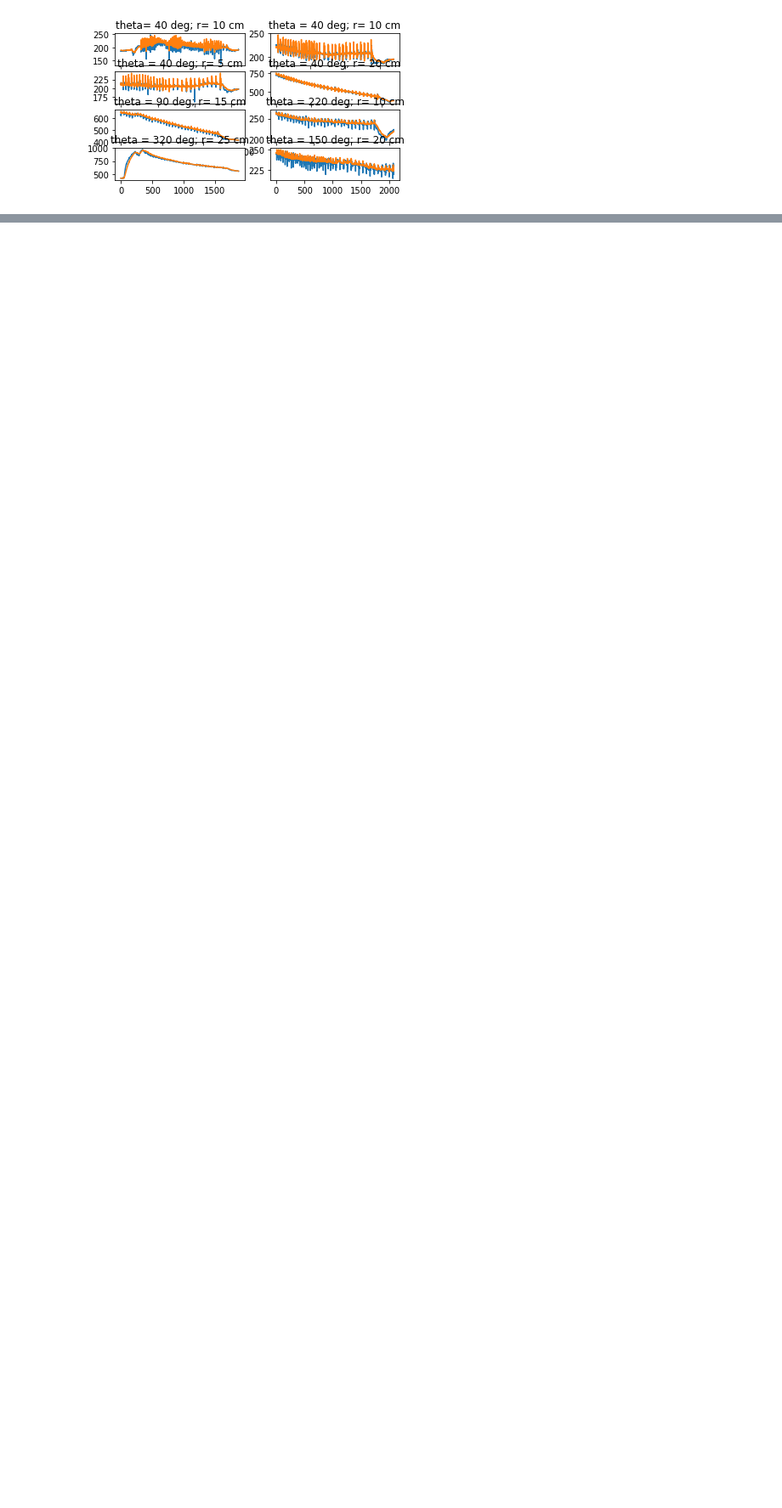
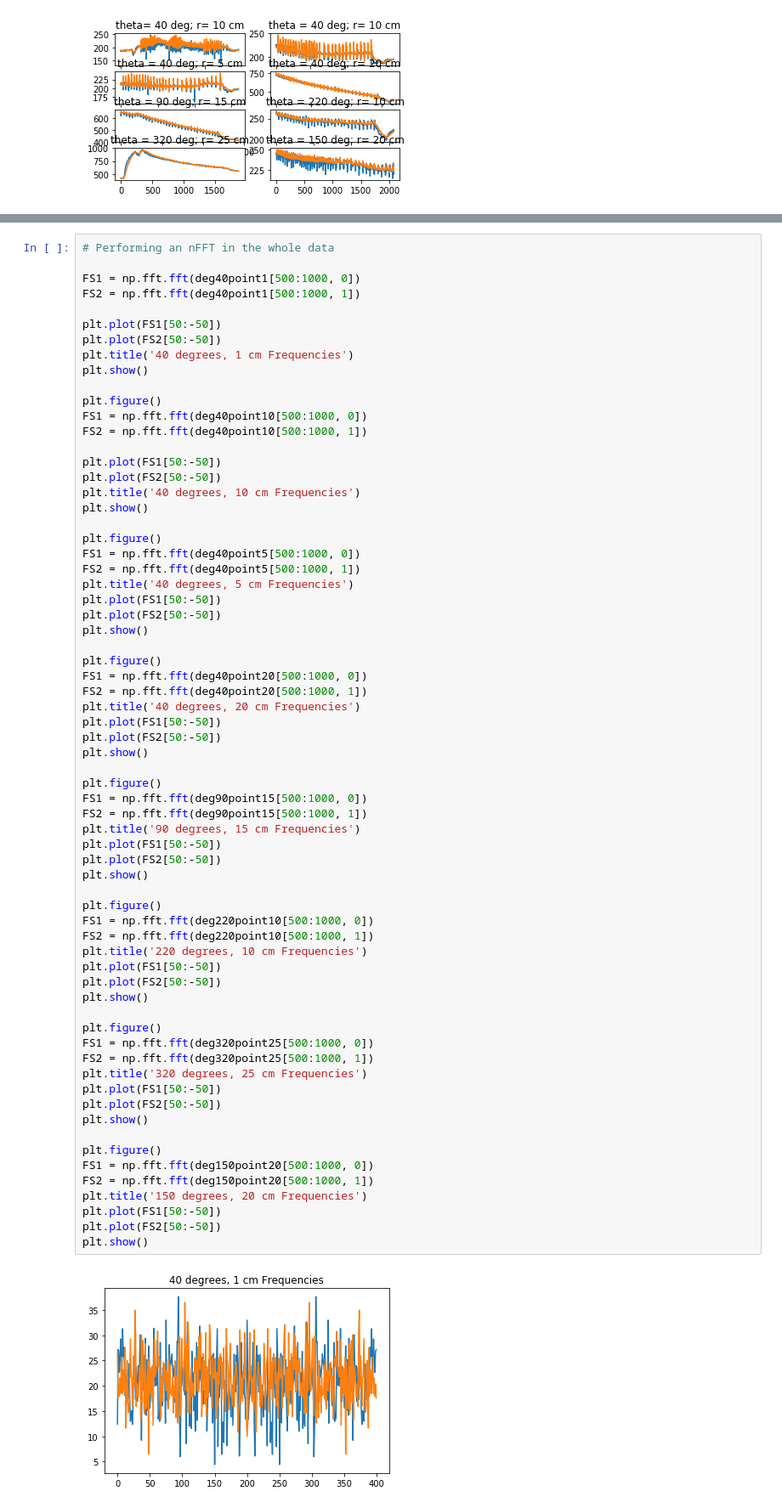
Before and after one commit to sarahaguasvivas/source_local_2.0, a Jupyter notebook: SourceLocal.ipynb, the cells around one changed output, grey strips where cells are left out. Shown at 85% size. Cells and saved outputs as stored; diff of their text form; blank space fills up the shorter version.

```diff
--- a/SourceLocal.ipynb
+++ b/SourceLocal.ipynb
@@ -97,0 +174,69 @@ plt.show()
+# %%
+# Performing an nFFT in the whole data
+
+FS1 = np.fft.fft(deg40point1[500:1000, 0])
+FS2 = np.fft.fft(deg40point1[500:1000, 1])
+
+plt.plot(FS1[50:-50])
+plt.plot(FS2[50:-50])
+plt.title('40 degrees, 1 cm Frequencies')
+plt.show()
+
+plt.figure()
+FS1 = np.fft.fft(deg40point10[500:1000, 0])
+FS2 = np.fft.fft(deg40point10[500:1000, 1])
+
+plt.plot(FS1[50:-50])
+plt.plot(FS2[50:-50])
+plt.title('40 degrees, 10 cm Frequencies')
+plt.show()
+
+plt.figure()
+FS1 = np.fft.fft(deg40point5[500:1000, 0])
+FS2 = np.fft.fft(deg40point5[500:1000, 1])
+plt.title('40 degrees, 5 cm Frequencies')
+plt.plot(FS1[50:-50])
+plt.plot(FS2[50:-50])
+plt.show()
+
+plt.figure()
+FS1 = np.fft.fft(deg40point20[500:1000, 0])
+FS2 = np.fft.fft(deg40point20[500:1000, 1])
+plt.title('40 degrees, 20 cm Frequencies')
+plt.plot(FS1[50:-50])
+plt.plot(FS2[50:-50])
+plt.show()
+
+plt.figure()
+FS1 = np.fft.fft(deg90point15[500:1000, 0])
+FS2 = np.fft.fft(deg90point15[500:1000, 1])
+plt.title('90 degrees, 15 cm Frequencies')
+plt.plot(FS1[50:-50])
+plt.plot(FS2[50:-50])
+plt.show()
+
+plt.figure()
+FS1 = np.fft.fft(deg220point10[500:1000, 0])
+FS2 = np.fft.fft(deg220point10[500:1000, 1])
+plt.title('220 degrees, 10 cm Frequencies')
+plt.plot(FS1[50:-50])
+plt.plot(FS2[50:-50])
+plt.show()
+
+plt.figure()
+FS1 = np.fft.fft(deg320point25[500:1000, 0])
+FS2 = np.fft.fft(deg320point25[500:1000, 1])
+plt.title('320 degrees, 25 cm Frequencies')
+plt.plot(FS1[50:-50])
+plt.plot(FS2[50:-50])
+plt.show()
+
+plt.figure()
+FS1 = np.fft.fft(deg150point20[500:1000, 0])
+FS2 = np.fft.fft(deg150point20[500:1000, 1])
+plt.title('150 degrees, 20 cm Frequencies')
+plt.plot(FS1[50:-50])
+plt.plot(FS2[50:-50])
+plt.show()
+# %% [output]
+[figure, added]
```
Also changed, not shown: parts of 8 cells of this notebook.
